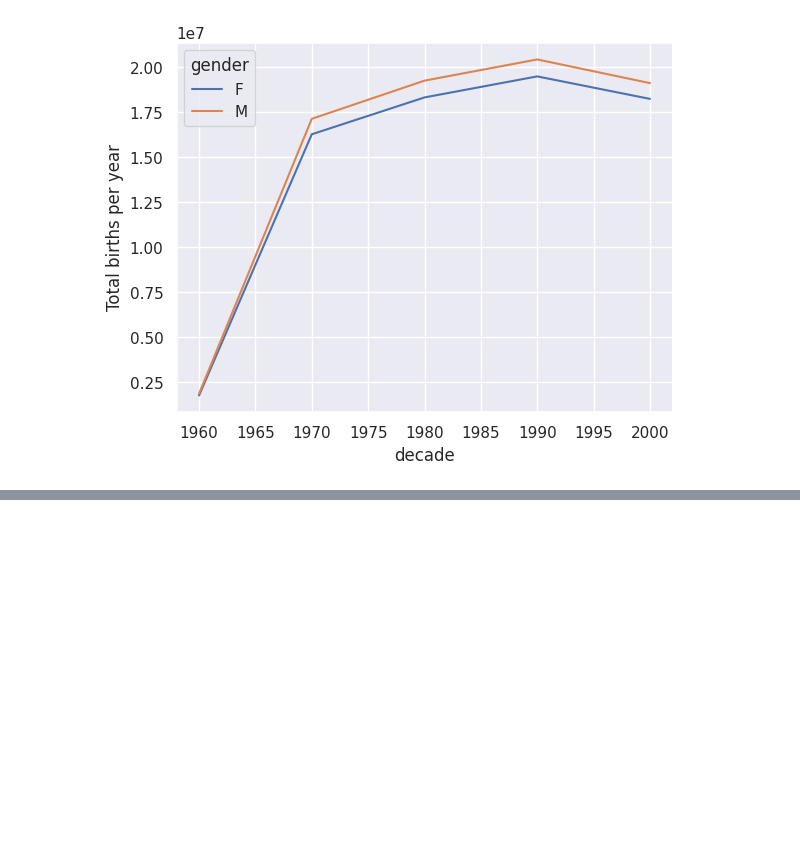
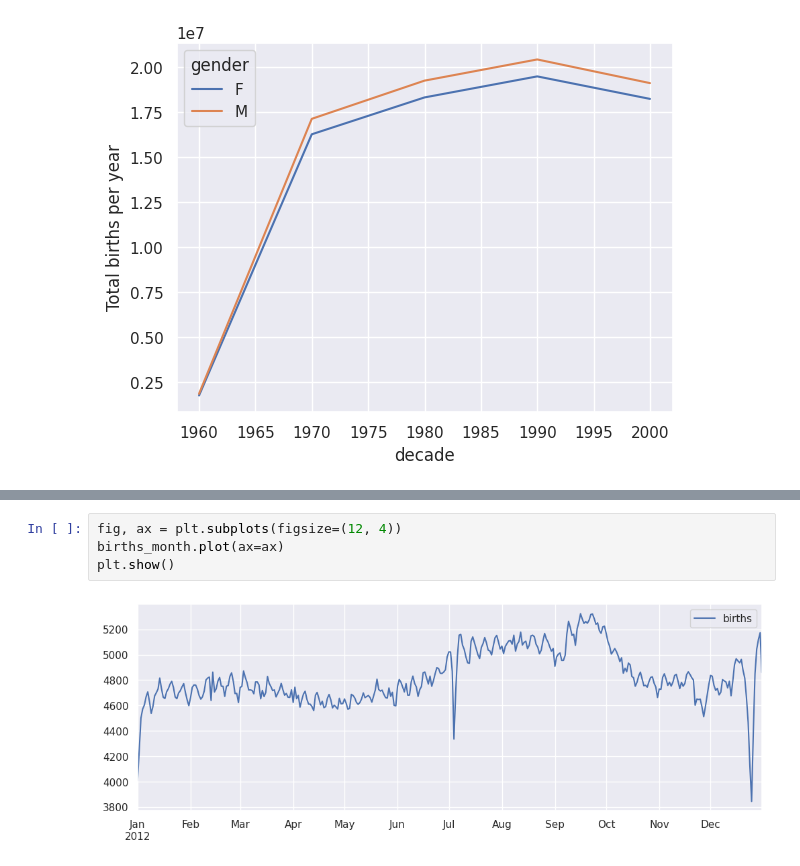
Before and after one commit to AllvMjr/portfolio_data_scientist, a Jupyter notebook: birth_Rate_analysis/analysis_rate_birth.ipynb, the cells around one changed output, grey strips where cells are left out. Drawn from its saved outputs; the diff is of its cells as text; blank space fills up the shorter version.

```diff
--- a/birth_Rate_analysis/analysis_rate_birth.ipynb
+++ b/birth_Rate_analysis/analysis_rate_birth.ipynb
@@ -54,0 +77,6 @@ plt.show()
+# %%
+fig, ax = plt.subplots(figsize=(12, 4))
+births_month.plot(ax=ax)
+plt.show()
+# %% [output]
+[figure, added]
```
Also changed, not shown: parts of 8 cells of this notebook.
